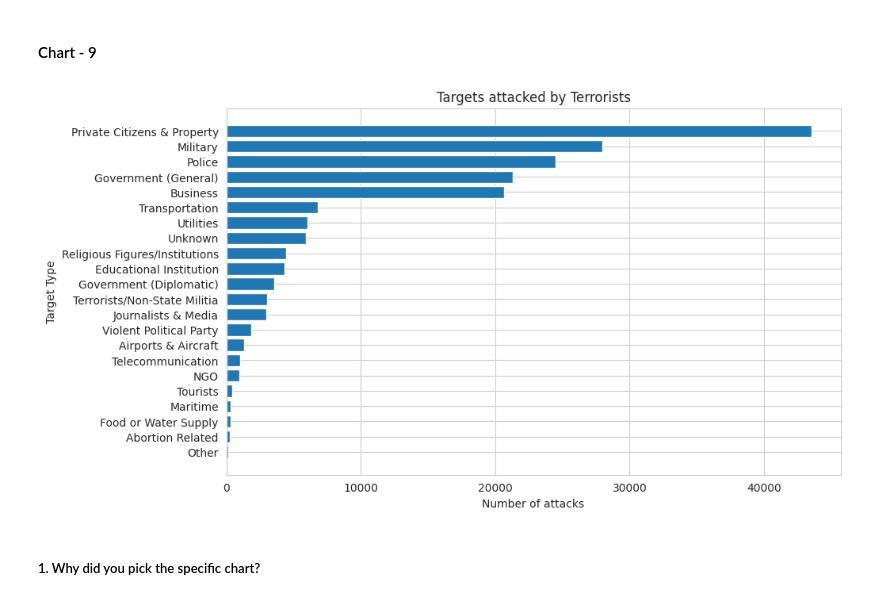
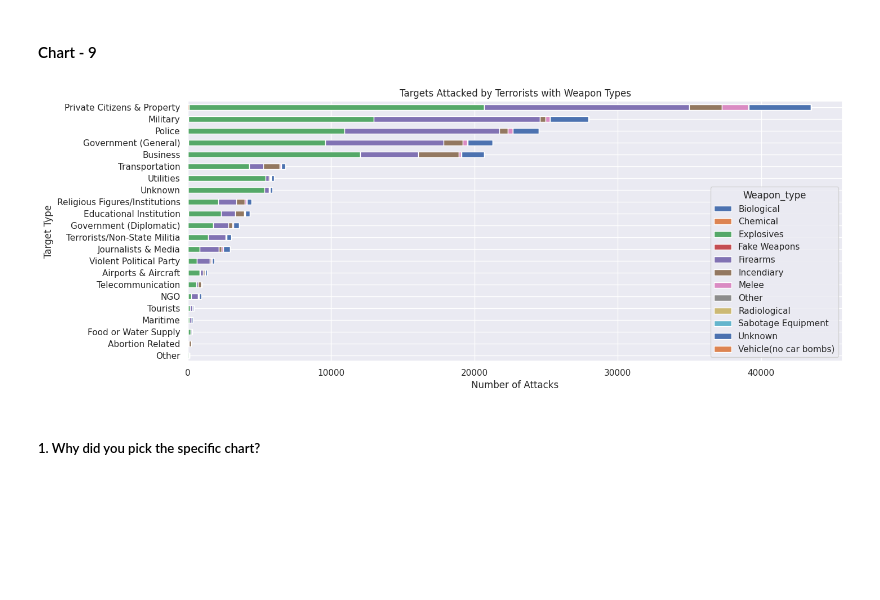
Before and after one commit to vishalrana00007/Global-Terrorism-Database-Capstone-Project, a Jupyter notebook: Global_terrorism_analysis(Capstone_project)Module_2.ipynb, the cells around one changed output. Saved outputs shown, nothing was run; the diff lists cells and outputs as text; code cells hidden in the pictures; blank space fills up the shorter version.

```diff
--- a/Global_terrorism_analysis(Capstone_project)Module_2.ipynb
+++ b/Global_terrorism_analysis(Capstone_project)Module_2.ipynb
@@ -574,19 +574,21 @@ Answer Here
 #### Chart - 9
 # %%
 # Chart - 9 visualization code
-plt.figure(figsize=(10,6))
+weapon_target_counts = pd.crosstab(tr_df['Target_type'], tr_df['Weapon_type'])
 
-# Sort the counts in decreasing order
-sorted_counts = tr_df['Target_type'].value_counts().sort_values(ascending=True)
 
-plt.barh(sorted_counts.index, sorted_counts.values)
+weapon_target_counts['total'] = weapon_target_counts.sum(axis=1)
 
-plt.title('Targets attacked by Terrorists')
-plt.xlabel('Number of attacks')
+weapon_target_counts = weapon_target_counts.sort_values('total', ascending=True).drop(columns='total')
+
+weapon_target_counts.plot(kind='barh', stacked=True, figsize=(15, 6))
+
+plt.title('Targets Attacked by Terrorists with Weapon Types')
+plt.xlabel('Number of Attacks')
 plt.ylabel('Target Type')
 plt.show()
 # %% [output]
-[figure, old version]
+[figure, new version]
 # %% [markdown]
 ##### 1. Why did you pick the specific chart?
 # %% [markdown]
```
Also changed, not shown: parts of 20 cells of this notebook.
